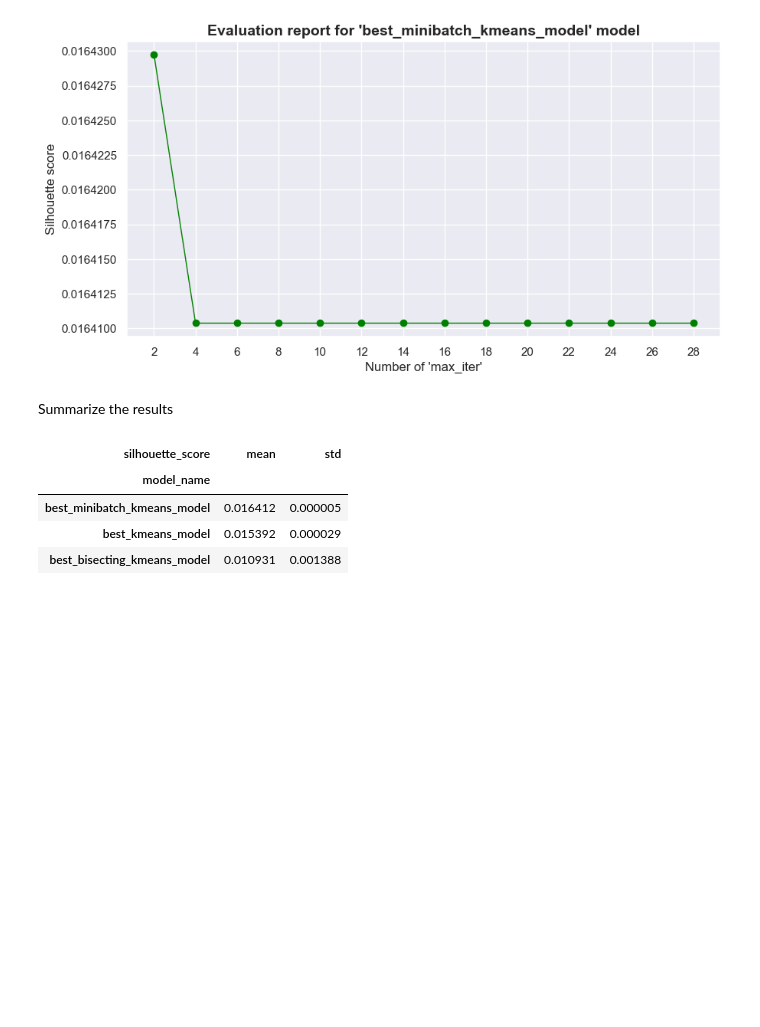
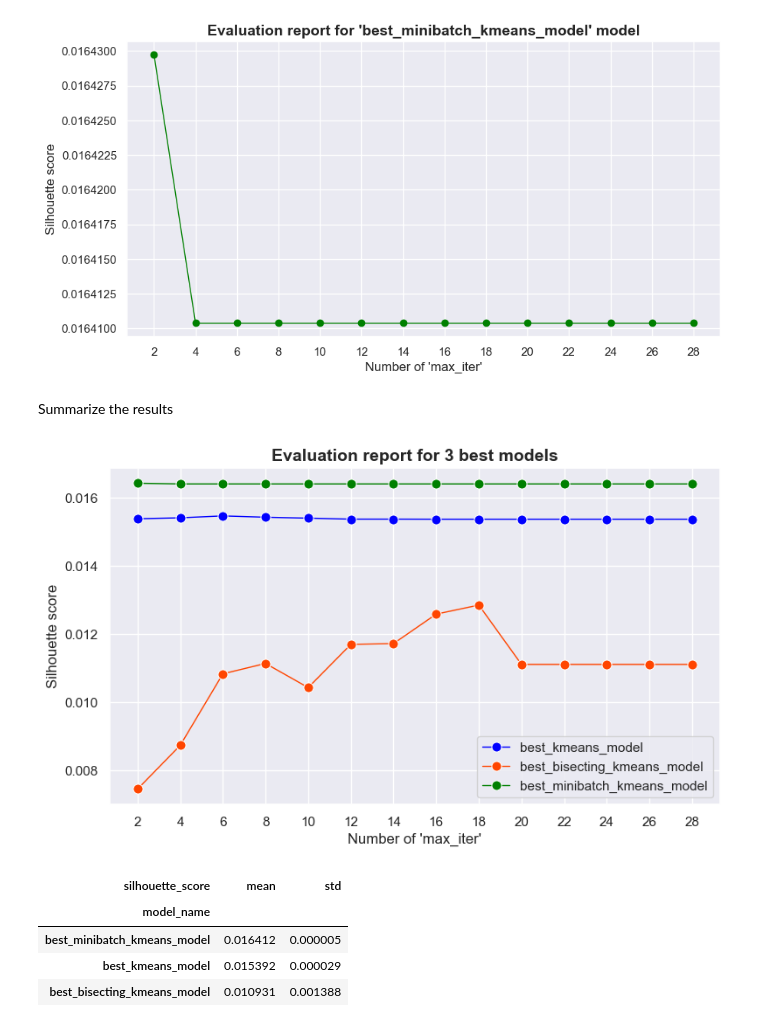
Before and after one commit to BaoDias2505/FinalProject_Introduction-to-data-science, a Jupyter notebook: src/04-Data_modelling_recommendation_system.ipynb, the cells around one changed output. Cells and saved outputs as stored; diff of their text form; code cells hidden in the pictures; blank space fills up the shorter version.

Commit message:
Use preprocessed data to run all my code

```diff
--- a/src/04-Data_modelling_recommendation_system.ipynb
+++ b/src/04-Data_modelling_recommendation_system.ipynb
@@ -603,8 +603,8 @@ Training score: 50757.1328125
 Testing score: 0.016410382464528084
 # %%
 # Save the result
-# history_df.to_csv("history.csv", index=False)
-history_df = pd.read_csv("history.csv")
+history_df.to_csv("../data/interim/history.csv", index=False)
+history_df = pd.read_csv("../data/interim/history.csv")
 # %% [markdown]
 ## Results analysis
 # %% [markdown]
@@ -630,6 +630,30 @@ for i, model_name in enumerate(best_models.keys()):
 [figure]
 # %% [markdown]
 Summarize the results
+# %%
+# Visualize the results together
+colors = ['blue', 'orangered', 'green']
+fig, ax = plt.subplots(figsize=(9,5))
+for i, model_name in enumerate(best_models.keys()):
+    # Get result of each model
+    result = history_df.query(f"model_name == '{model_name}'")
+
+    # Visualize the result using line chart
+    sns.lineplot(x='max_iter', y='testing_score', data=result,
+                 marker='o', color=colors[i], linewidth=1,
+                 label=model_name, ax=ax, markersize=8)
+
+# Set title and labels, xticks
+plt.title(f"Evaluation report for {best_models.__len__()} best models",
+          fontdict={'fontsize': 14, 'fontweight': 'bold'})
+plt.xlabel("Number of \'max_iter\'")
+plt.ylabel("Silhouette score")
+plt.xticks(MAX_ITERS)
+plt.legend(loc='best')
+
+plt.show();
+# %% [output]
+[figure, added]
 # %%
 # Summarize the results
 eval_results = \
```
Also changed, not shown: parts of 28 cells of this notebook, 3 other files.
